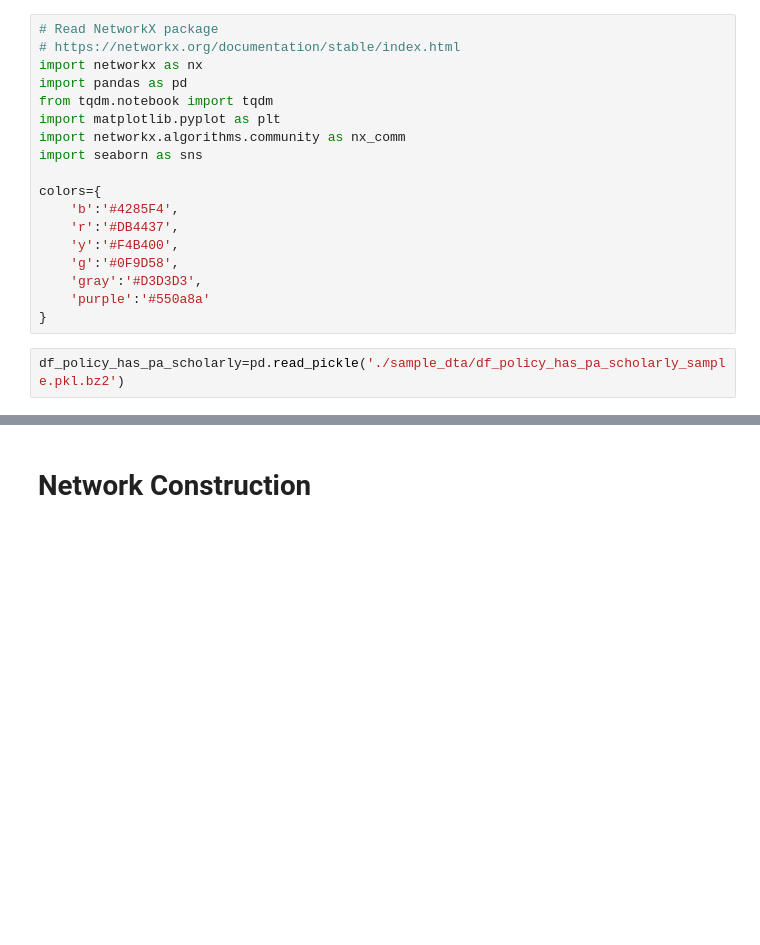
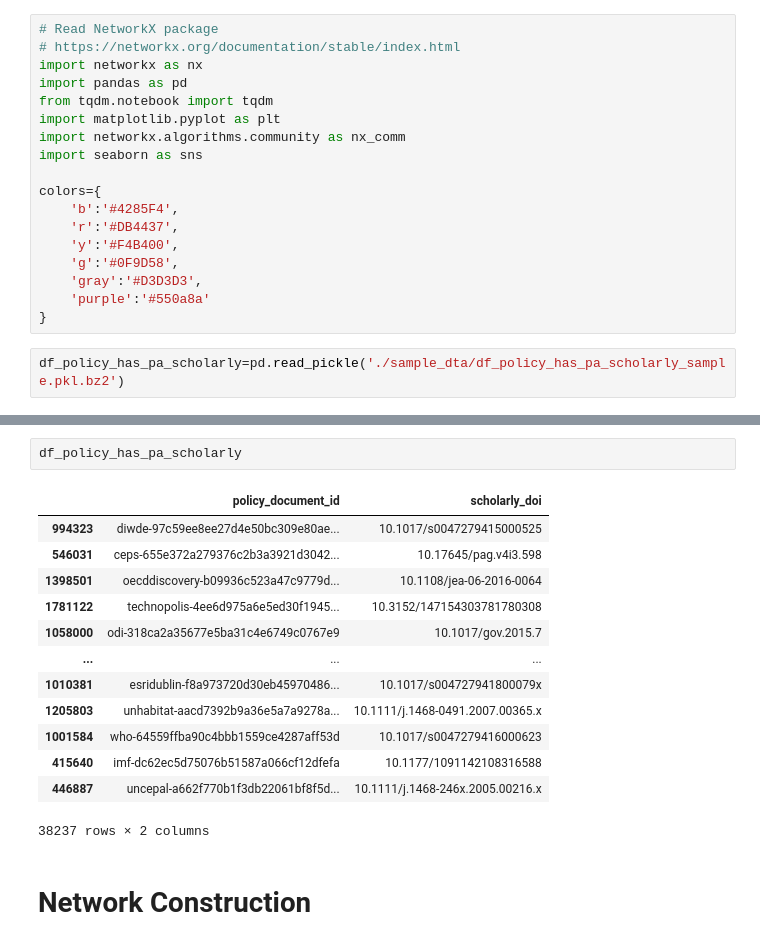
Before and after one commit to ma-ji/css, a Jupyter notebook: exercise/w9_w11.ipynb, the cells around one changed output, grey strips where cells are left out. Saved outputs shown, nothing was run; the diff lists cells and outputs as text; blank space fills up the shorter version.

```diff
--- a/exercise/w9_w11.ipynb
+++ b/exercise/w9_w11.ipynb
@@ -21,3 +27,19 @@ df_policy_has_pa_scholarly=pd.read_pickle('./sample_dta/df_policy_has_pa_scholar
+# %%
+df_policy_has_pa_scholarly
+# %% [output]
+|  | policy_document_id | scholarly_doi |
+| 994323 | diwde-97c59ee8ee27d4e50bc309e80ae... | 10.1017/s0047279415000525 |
+| 546031 | ceps-655e372a279376c2b3a3921d3042... | 10.17645/pag.v4i3.598 |
+| 1398501 | oecddiscovery-b09936c523a47c9779d... | 10.1108/jea-06-2016-0064 |
+| 1781122 | technopolis-4ee6d975a6e5ed30f1945... | 10.3152/147154303781780308 |
+| 1058000 | odi-318ca2a35677e5ba31c4e6749c0767e9 | 10.1017/gov.2015.7 |
+| ... | ... | ... |
+| 1010381 | esridublin-f8a973720d30eb45970486... | 10.1017/s004727941800079x |
+| 1205803 | unhabitat-aacd7392b9a36e5a7a9278a... | 10.1111/j.1468-0491.2007.00365.x |
+| 1001584 | who-64559ffba90c4bbb1559ce4287aff53d | 10.1017/s0047279416000623 |
+| 415640 | imf-dc62ec5d75076b51587a066cf12dfefa | 10.1177/1091142108316588 |
+| 446887 | uncepal-a662f770b1f3db22061bf8f5d... | 10.1111/j.1468-246x.2005.00216.x |
+38237 rows × 2 columns
 # %% [markdown]
 # Network Construction
 # %%
```
Also changed, not shown: parts of 12 cells of this notebook, 2 other files.
